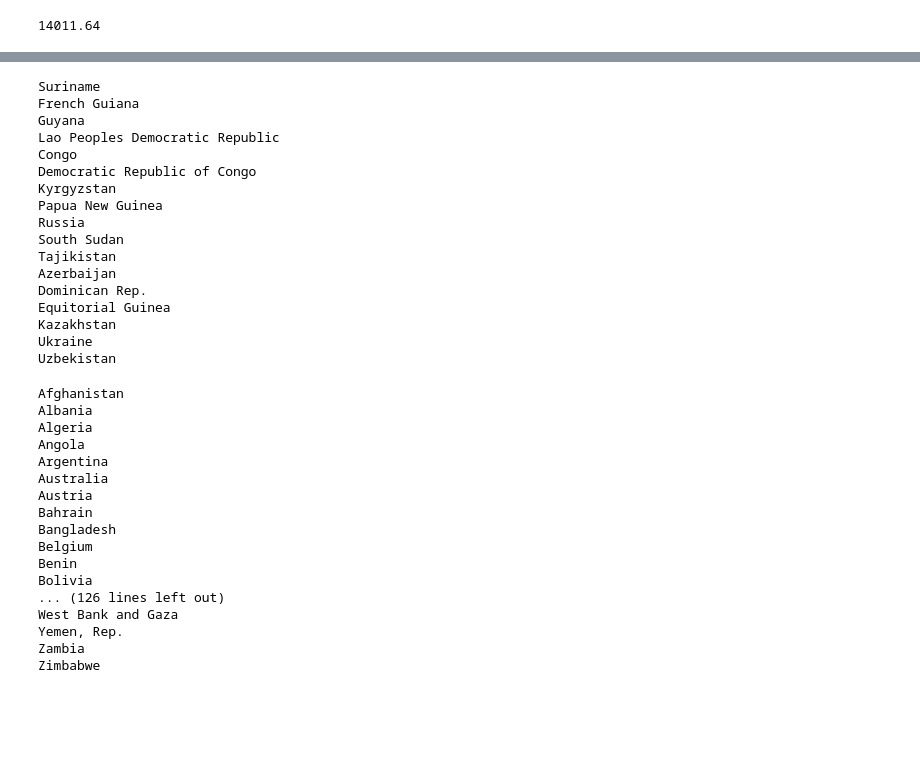
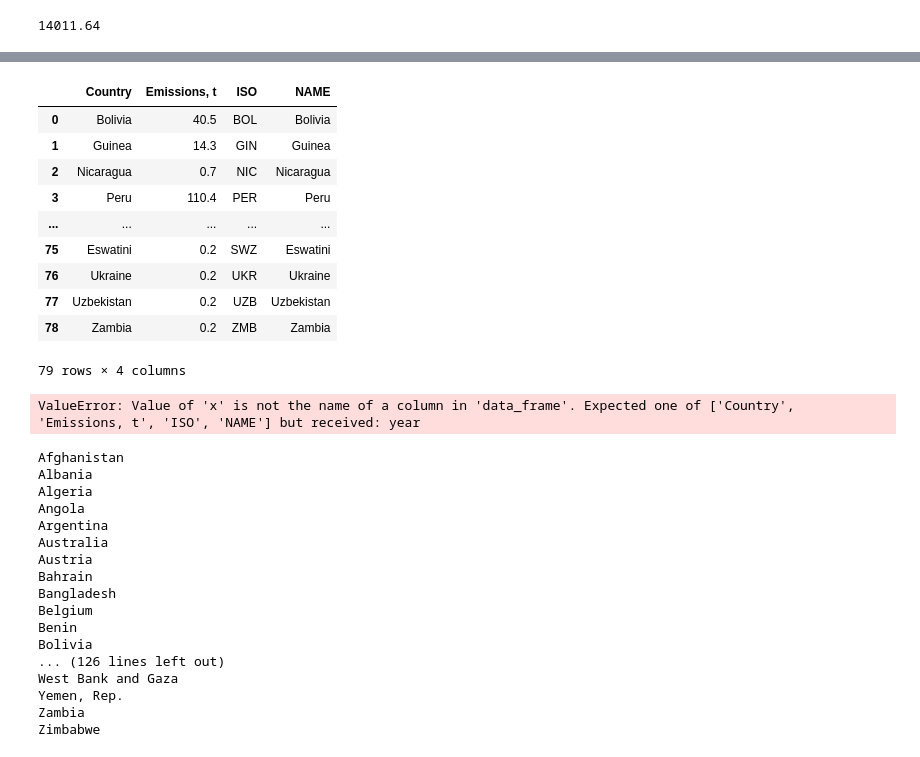
Before and after one commit to Shakes-tzd/MIT_TPP_thesis, a Jupyter notebook: JPnotebooks/GMA2018/gma2018.ipynb, the cells around one changed output, grey strips where cells are left out. Saved outputs shown, nothing was run; the diff lists cells and outputs as text; code cells hidden in the pictures; blank space fills up the shorter version.

```diff
--- a/JPnotebooks/GMA2018/gma2018.ipynb
+++ b/JPnotebooks/GMA2018/gma2018.ipynb
@@ -268,0 +192,8 @@ df=pd.DataFrame(df)
+# %%
+df_countries=pd.read_csv('/work/MIT_TPP_thesis/JPnotebooks/GMA2018/countries.csv')
+df_countries['NAME']=df_countries['NAME'].str.strip()
+df_countries['ISO']= df_countries['ISO'].str.strip()
+# %%
+asgm_list=list(air_emissions['Country'])
+iso=df_countries[df_countries['NAME'].isin(asgm_list)]
+iso
@@ -313,0 +224,2 @@ array(['Afghanistan', 'Albania', 'Algeria', 'Angola', 'Argentina',
+# %%
+df_asgm_air_hg=air_emissions.merge(iso,how='left',left_on='Country',right_on='NAME')
@@ -314,27 +289,32 @@ array(['Afghanistan', 'Albania', 'Algeria', 'Angola', 'Argentina',
 # %%
-for item in emitters:
-    if item in list(df_emitters['country'].values):
-        pass
-    else:
-        print(item)
+# for item in asgm_list:
+#     if item in list(iso['NAME'].values):
+#         print
+#         pass
+#     else:
+#         print(item)
+df_asgm_air_hg
 # %% [output]
+|  | Country | Emissions, t | ISO | NAME |
+| 0 | Bolivia | 40.5 | BOL | Bolivia |
+| 1 | Guinea | 14.3 | GIN | Guinea |
+| 2 | Nicaragua | 0.7 | NIC | Nicaragua |
+| 3 | Peru | 110.4 | PER | Peru |
+| ... | ... | ... | ... | ... |
+| 75 | Eswatini | 0.2 | SWZ | Eswatini |
+| 76 | Ukraine | 0.2 | UKR | Ukraine |
+| 77 | Uzbekistan | 0.2 | UZB | Uzbekistan |
+| 78 | Zambia | 0.2 | ZMB | Zambia |
-Suriname
-French Guiana
-Guyana
-Lao Peoples Democratic Republic
-Congo
-Democratic Republic of Congo
-Kyrgyzstan
-Papua New Guinea
-Russia
-South Sudan
-Tajikistan
-Azerbaijan
-Dominican Rep.
-Equitorial Guinea
-Kazakhstan
-Ukraine
-Uzbekistan
+79 rows × 4 columns
+# %%
+df = px.data.gapminder().query("country == 'Canada'")
+fig = px.bar(df_asgm_air_hg, x='year', y='pop',
+             hover_data=["Emissions, t"], color="Emissions, t",
+             #labels={'pop':'population of Canada'},
+             height=400)
+fig.show()
+# %% [output]
+ValueError: Value of 'x' is not the name of a column in 'data_frame'. Expected one of ['Country', 'Emissions, t', 'ISO', 'NAME'] but received: year
 # %%
 for item in df.country:
     print(item)
```
Also changed, not shown: parts of 20 cells of this notebook, 1 other file.
